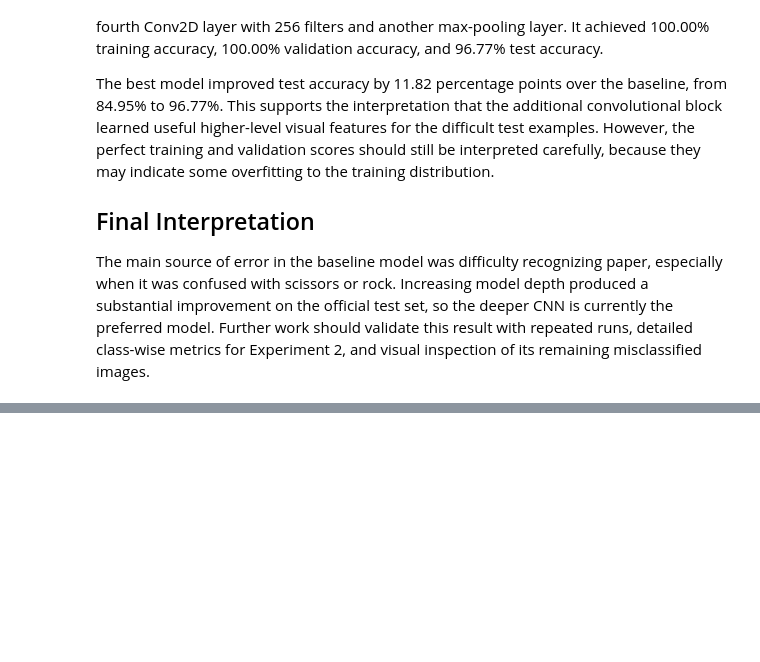
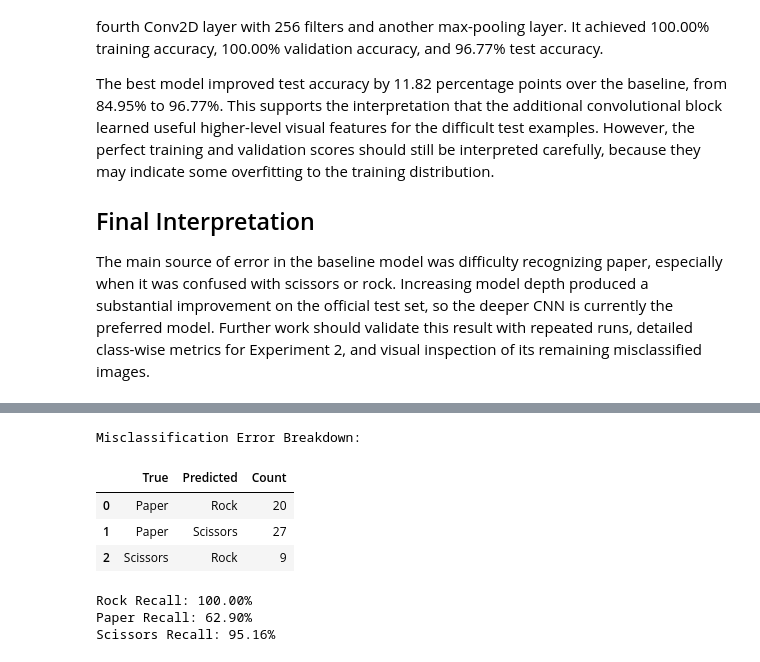
Before and after one commit to NSharp-mahajan/RPS---Deep-learning, a Jupyter notebook: notebooks/rps_cnn_battle.ipynb, the cells around one changed output, grey strips where cells are left out. Drawn from its saved outputs; the diff is of its cells as text; code cells hidden in the pictures; blank space fills up the shorter version.

```diff
--- a/notebooks/rps_cnn_battle.ipynb
+++ b/notebooks/rps_cnn_battle.ipynb
@@ -1497,0 +965,26 @@ Saved: master_experiment_table.csv, final_model_comparison.csv
+# %%
+import pandas as pd
+
+error_table = pd.DataFrame({
+    "True": ["Paper", "Paper", "Scissors"],
+    "Predicted": ["Rock", "Scissors", "Rock"],
+    "Count": [20, 27, 9]
+})
+
+print("Misclassification Error Breakdown:")
+display(error_table)
+# %% [output]
+Misclassification Error Breakdown:
+|  | True | Predicted | Count |
+| 0 | Paper | Rock | 20 |
+| 1 | Paper | Scissors | 27 |
+| 2 | Scissors | Rock | 9 |
+# %%
+recall = np.diag(cm) / np.sum(cm, axis=1)
+
+for i in range(len(class_names)):
+    print(f"{class_names[i].capitalize()} Recall: {recall[i] * 100:.2f}%")
+# %% [output]
+Rock Recall: 100.00%
+Paper Recall: 62.90%
+Scissors Recall: 95.16%
```
Also changed, not shown: parts of 43 cells of this notebook.
